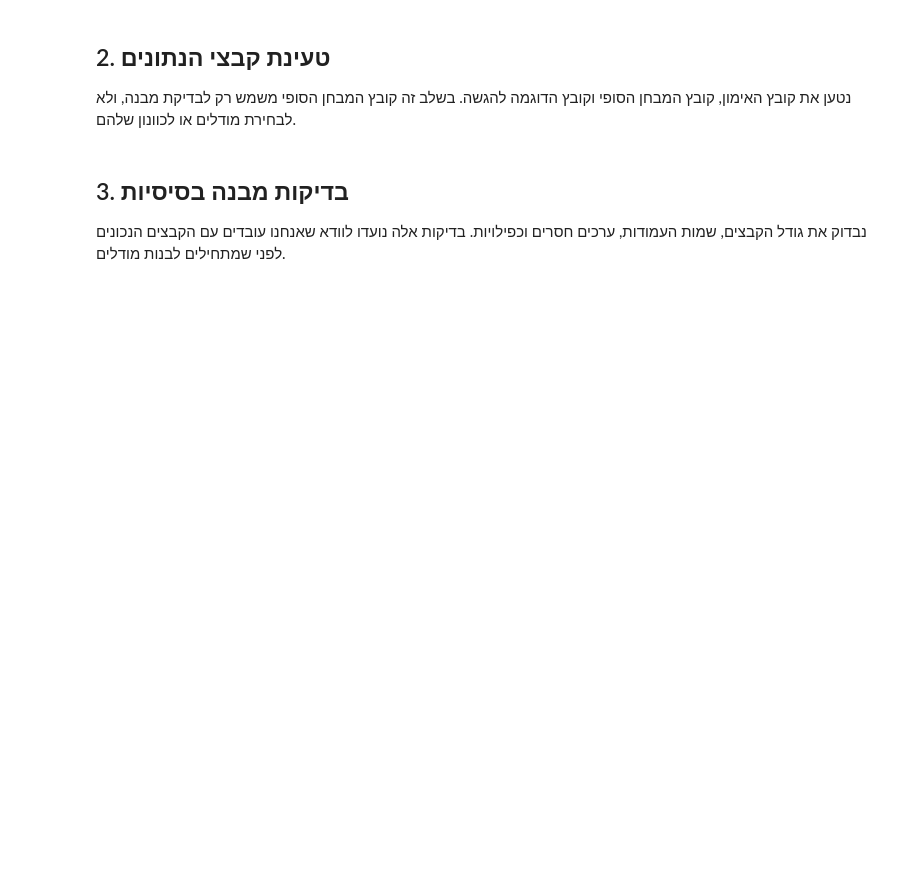
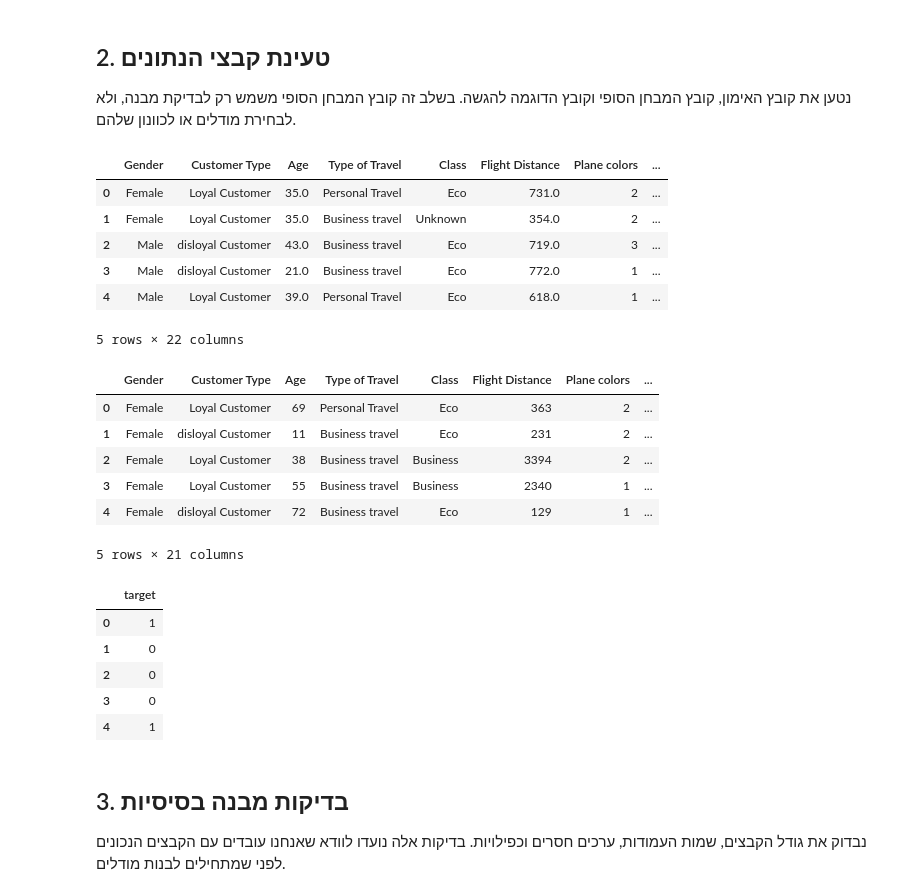
Before and after one commit to yaelelazari/ML_Project, a Jupyter notebook: Airline_Project_Part_B_Group3.ipynb, the cells around one changed output. Saved outputs shown, nothing was run; the diff lists cells and outputs as text; code cells hidden in the pictures; blank space fills up the shorter version.

```diff
--- a/Airline_Project_Part_B_Group3.ipynb
+++ b/Airline_Project_Part_B_Group3.ipynb
@@ -21,25 +21,77 @@ RANDOM_STATE = 42
 
 נטען את קובץ האימון, קובץ המבחן הסופי וקובץ הדוגמה להגשה. בשלב זה קובץ המבחן הסופי משמש רק לבדיקת מבנה, ולא לבחירת מודלים או לכוונון שלהם.
 # %%
+from pathlib import Path
+import pandas as pd
+
+try:
+    from google.colab import files
+    IN_COLAB = True
+except ImportError:
+    IN_COLAB = False
+
 BASE_DIR = Path.cwd()
 
 TRAIN_FILE = BASE_DIR / "Xy_train.csv"
 TEST_FILE = BASE_DIR / "X_test.csv"
 EXAMPLE_SUBMISSION_FILE = BASE_DIR / "y test example.xlsx"
 
 required_files = [TRAIN_FILE, TEST_FILE, EXAMPLE_SUBMISSION_FILE]
-missing_files = [file_path.name for file_path in required_files if not file_path.exists()]
+
+missing_files = [
+    file_path.name
+    for file_path in required_files
+    if not file_path.exists()
+]
 
 if missing_files:
-    raise FileNotFoundError(f"הקבצים הבאים חסרים בתיקיית העבודה: {missing_files}")
+    print("הקבצים הבאים חסרים:")
+    print(missing_files)
+
+    if IN_COLAB:
+        print("בחרי והעלי עכשיו את הקבצים החסרים:")
+        uploaded = files.upload()
+    else:
+        raise FileNotFoundError(f"הקבצים הבאים חסרים בתיקיית העבודה: {missing_files}")
+
+# בדיקה חוזרת אחרי ההעלאה
+missing_files = [
+    file_path.name
+    for file_path in required_files
+    if not file_path.exists()
+]
+
+if missing_files:
+    raise FileNotFoundError(f"עדיין חסרים הקבצים הבאים: {missing_files}")
 
 train_raw = pd.read_csv(TRAIN_FILE)
 test_raw = pd.read_csv(TEST_FILE)
 example_submission = pd.read_excel(EXAMPLE_SUBMISSION_FILE)
 
 display(train_raw.head())
 display(test_raw.head())
 display(example_submission.head())
+# %% [output]
+|  | Gender | Customer Type | Age | Type of Travel | Class | Flight Distance | Plane colors | ... |
+| 0 | Female | Loyal Customer | 35.0 | Personal Travel | Eco | 731.0 | 2 | ... |
+| 1 | Female | Loyal Customer | 35.0 | Business travel | Unknown | 354.0 | 2 | ... |
+| 2 | Male | disloyal Customer | 43.0 | Business travel | Eco | 719.0 | 3 | ... |
+| 3 | Male | disloyal Customer | 21.0 | Business travel | Eco | 772.0 | 1 | ... |
+| 4 | Male | Loyal Customer | 39.0 | Personal Travel | Eco | 618.0 | 1 | ... |
+5 rows × 22 columns
+|  | Gender | Customer Type | Age | Type of Travel | Class | Flight Distance | Plane colors | ... |
+| 0 | Female | Loyal Customer | 69 | Personal Travel | Eco | 363 | 2 | ... |
+| 1 | Female | disloyal Customer | 11 | Business travel | Eco | 231 | 2 | ... |
+| 2 | Female | Loyal Customer | 38 | Business travel | Business | 3394 | 2 | ... |
+| 3 | Female | Loyal Customer | 55 | Business travel | Business | 2340 | 1 | ... |
+| 4 | Female | disloyal Customer | 72 | Business travel | Eco | 129 | 1 | ... |
+5 rows × 21 columns
+|  | target |
+| 0 | 1 |
+| 1 | 0 |
+| 2 | 0 |
+| 3 | 0 |
+| 4 | 1 |
 # %% [markdown]
 ## 3. בדיקות מבנה בסיסיות
 
```
Also changed, not shown: parts of 29 cells of this notebook.
